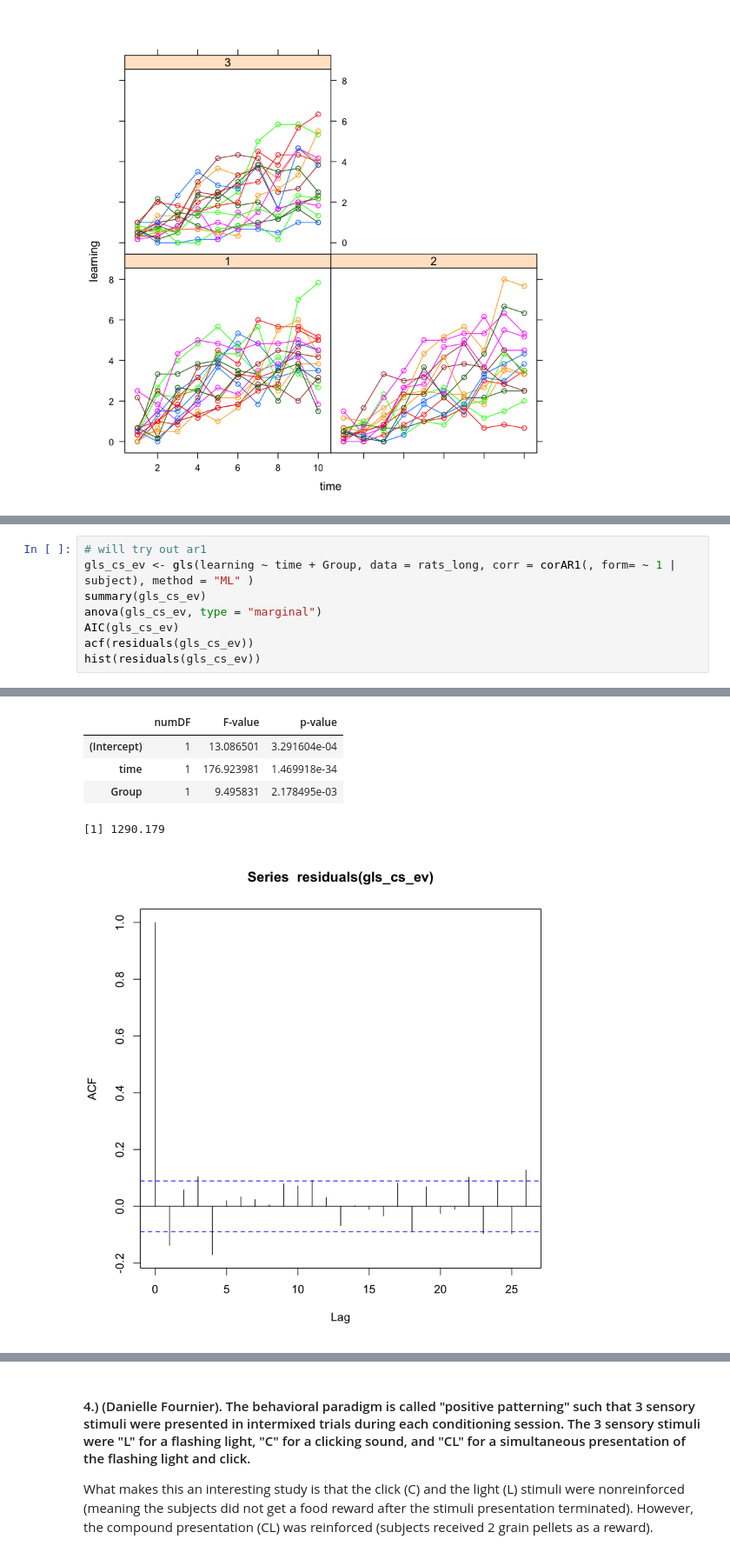
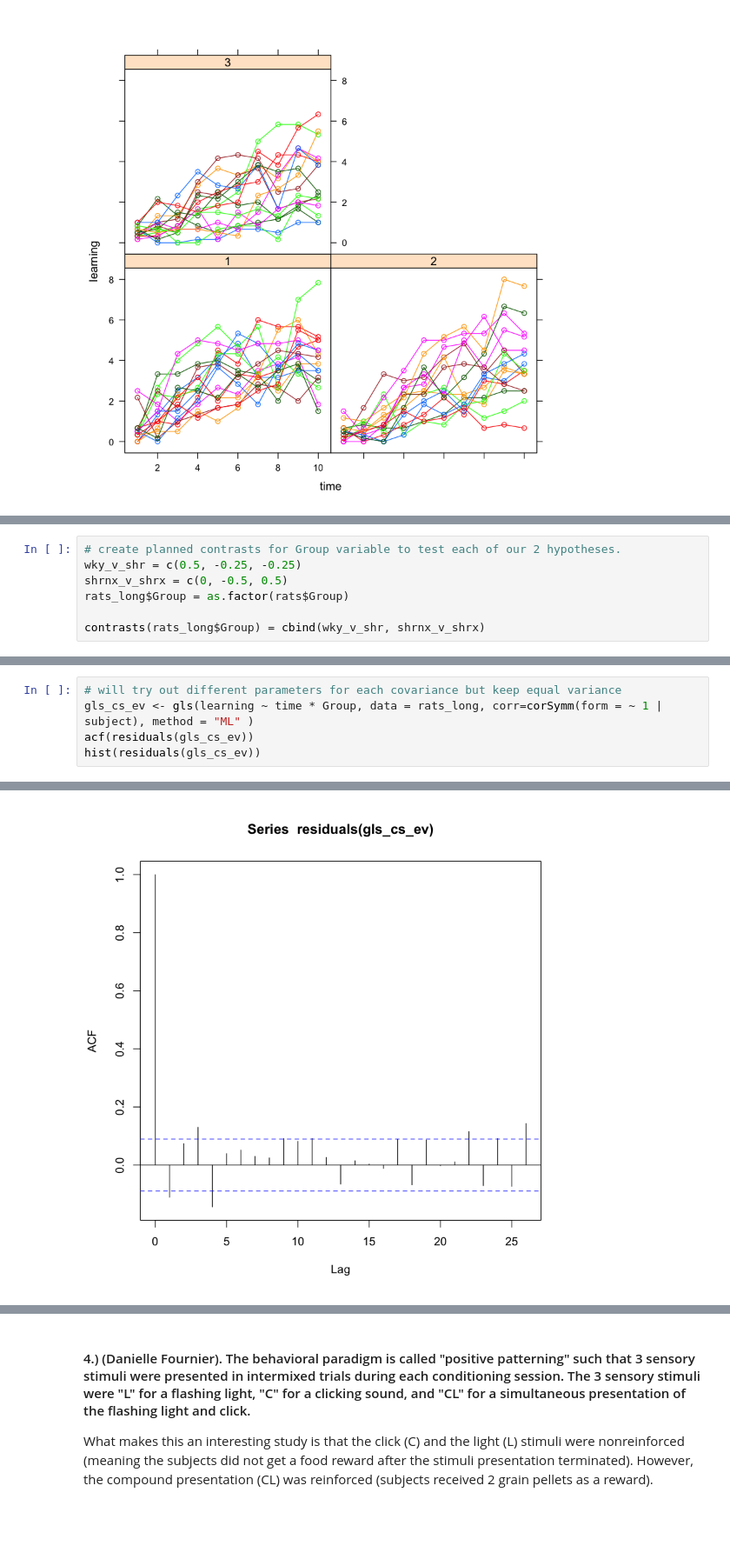
Before and after one commit to Lslipski/pbs110, a Jupyter notebook: pbs111/Final.ipynb, the cells around one changed output, grey strips where cells are left out. Shown at 87% size. Cells and saved outputs as stored; diff of their text form; blank space fills up the shorter version.

```diff
--- a/pbs111/Final.ipynb
+++ b/pbs111/Final.ipynb
@@ -655,0 +650,7 @@ There appear to be at least a few individuals within each group whose slopes dif
+# %%
+# create planned contrasts for Group variable to test each of our 2 hypotheses.
+wky_v_shr = c(0.5, -0.25, -0.25)
+shrnx_v_shrx = c(0, -0.5, 0.5)
+rats_long$Group = as.factor(rats$Group)
+
+contrasts(rats_long$Group) = cbind(wky_v_shr, shrnx_v_shrx)
@@ -712,9 +715,6 @@ Group -0.875  0.000
 # %%
-# will try out ar1
-gls_cs_ev <- gls(learning ~ time + Group, data = rats_long, corr = corAR1(, form= ~ 1 | subject), method = "ML" )
-summary(gls_cs_ev)
-anova(gls_cs_ev, type = "marginal")
-AIC(gls_cs_ev)
+# will try out different parameters for each covariance but keep equal variance
+gls_cs_ev <- gls(learning ~ time * Group, data = rats_long, corr=corSymm(form = ~ 1 | subject), method = "ML" )
 acf(residuals(gls_cs_ev))
 hist(residuals(gls_cs_ev))
 # %% [output]
@@ -738,6 +721 @@ Degrees of freedom: 480 total; 477 residual
-|  | numDF | F-value | p-value |
-| (Intercept) | 1 | 13.086501 | 3.291604e-04 |
-| time | 1 | 176.923981 | 1.469918e-34 |
-| Group | 1 | 9.495831 | 2.178495e-03 |
-[1] 1290.179
-[figure, old version]
+[figure, new version]
```
Also changed, not shown: parts of 10 cells of this notebook, 1 other file.
